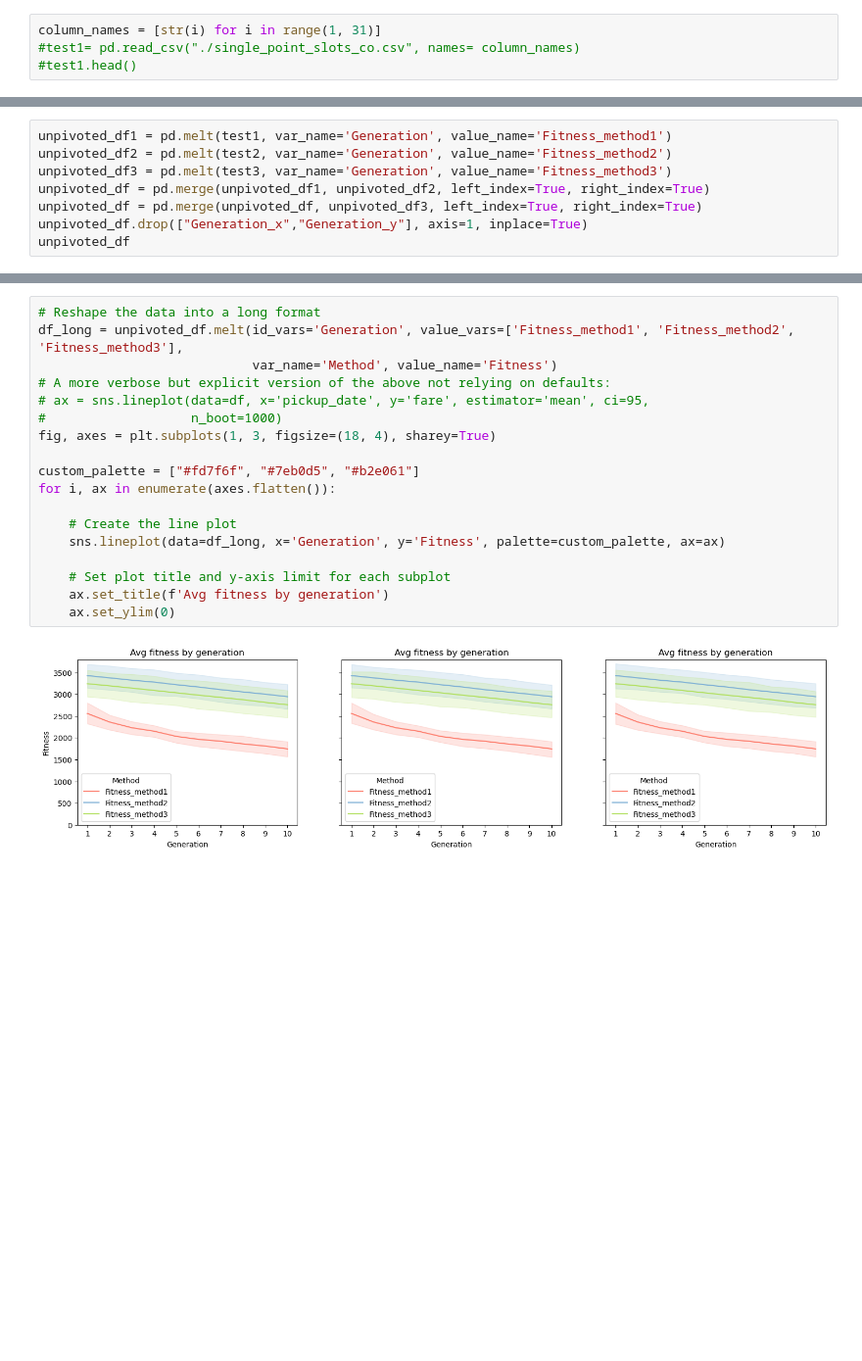
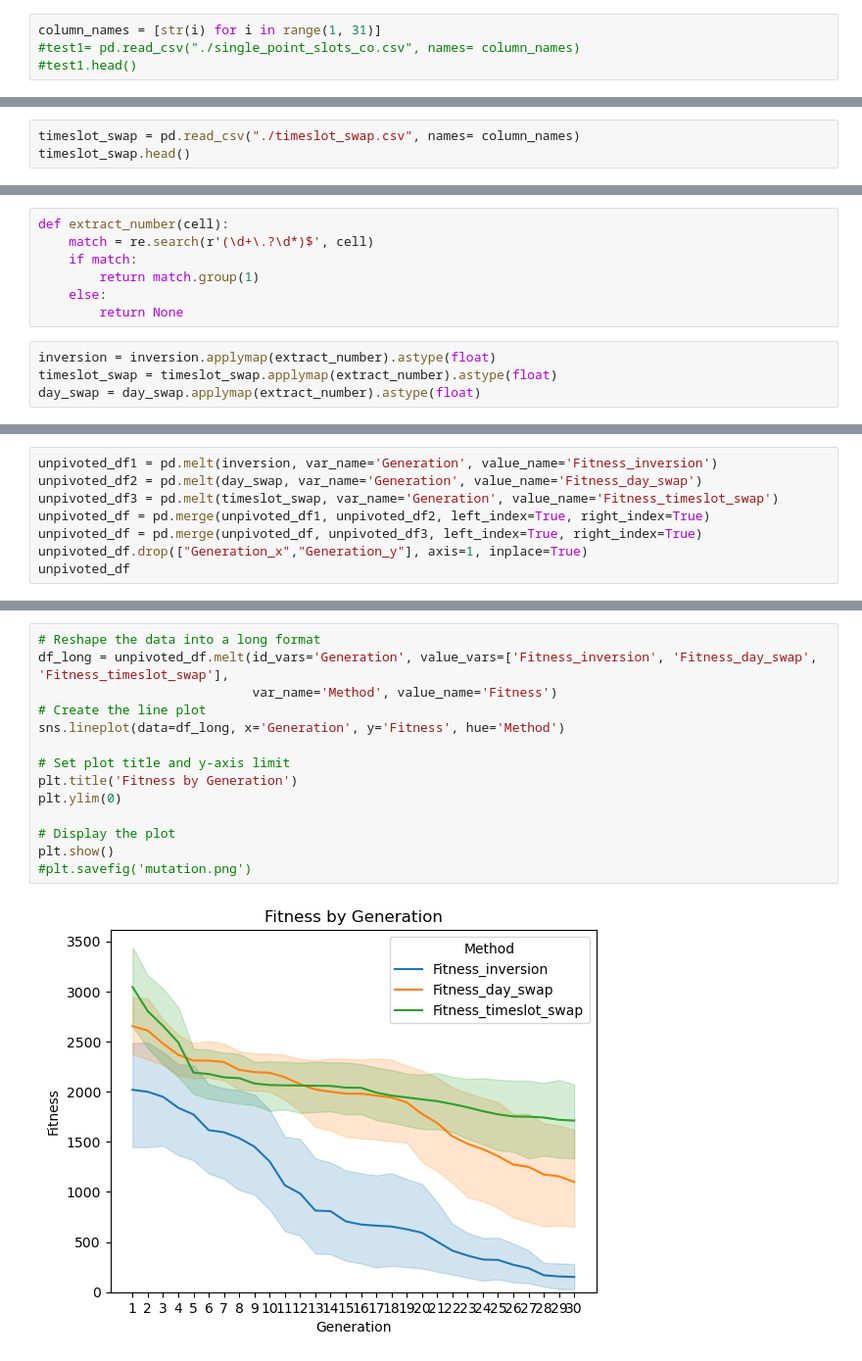
Before and after one commit to IsabelCD/CIFO, a Jupyter notebook: algorithmpls.ipynb, the cells around one changed output, grey strips where cells are left out. Shown: that part at 98% size. Cells and saved outputs as stored; diff of their text form; blank space fills up the shorter version.

```diff
--- a/algorithmpls.ipynb
+++ b/algorithmpls.ipynb
@@ -32,0 +37,3 @@ test3.head()
+# %%
+timeslot_swap = pd.read_csv("./timeslot_swap.csv", names= column_names)
+timeslot_swap.head()
@@ -33,3 +48,14 @@ test3.head()
+# %%
+def extract_number(cell):
+    match = re.search(r'(\d+\.?\d*)$', cell)
+    if match:
+        return match.group(1)
+    else:
+        return None
+# %%
+inversion = inversion.applymap(extract_number).astype(float)
+timeslot_swap = timeslot_swap.applymap(extract_number).astype(float)
+day_swap = day_swap.applymap(extract_number).astype(float)
 # %%
 clrs = sns.color_palette("husl", 3)
 
@@ -61,7 +91,7 @@ plt.show()
 # %%
-unpivoted_df1 = pd.melt(test1, var_name='Generation', value_name='Fitness_method1')
-unpivoted_df2 = pd.melt(test2, var_name='Generation', value_name='Fitness_method2')
-unpivoted_df3 = pd.melt(test3, var_name='Generation', value_name='Fitness_method3')
+unpivoted_df1 = pd.melt(inversion, var_name='Generation', value_name='Fitness_inversion')
+unpivoted_df2 = pd.melt(day_swap, var_name='Generation', value_name='Fitness_day_swap')
+unpivoted_df3 = pd.melt(timeslot_swap, var_name='Generation', value_name='Fitness_timeslot_swap')
 unpivoted_df = pd.merge(unpivoted_df1, unpivoted_df2, left_index=True, right_index=True)
 unpivoted_df = pd.merge(unpivoted_df, unpivoted_df3, left_index=True, right_index=True)
 unpivoted_df.drop(["Generation_x","Generation_y"], axis=1, inplace=True)
@@ -82,21 +112,17 @@ unpivoted_df
 300 rows × 4 columns
 # %%
 # Reshape the data into a long format
-df_long = unpivoted_df.melt(id_vars='Generation', value_vars=['Fitness_method1', 'Fitness_method2', 'Fitness_method3'],
+df_long = unpivoted_df.melt(id_vars='Generation', value_vars=['Fitness_inversion', 'Fitness_day_swap', 'Fitness_timeslot_swap'],
                             var_name='Method', value_name='Fitness')
-# A more verbose but explicit version of the above not relying on defaults:
-# ax = sns.lineplot(data=df, x='pickup_date', y='fare', estimator='mean', ci=95,
-#                   n_boot=1000)
-fig, axes = plt.subplots(1, 3, figsize=(18, 4), sharey=True)
+# Create the line plot
+sns.lineplot(data=df_long, x='Generation', y='Fitness', hue='Method')
 
-custom_palette = ["#fd7f6f", "#7eb0d5", "#b2e061"]
-for i, ax in enumerate(axes.flatten()):
+# Set plot title and y-axis limit
+plt.title('Fitness by Generation')
+plt.ylim(0)
 
-    # Create the line plot
-    sns.lineplot(data=df_long, x='Generation', y='Fitness', palette=custom_palette, ax=ax)
-
-    # Set plot title and y-axis limit for each subplot
-    ax.set_title(f'Avg fitness by generation')
-    ax.set_ylim(0)
+# Display the plot
+plt.show()
+#plt.savefig('mutation.png')
 # %% [output]
-[figure, old version]
+[figure, new version]
```
Also changed, not shown: parts of 32 cells of this notebook, 10 other files.
